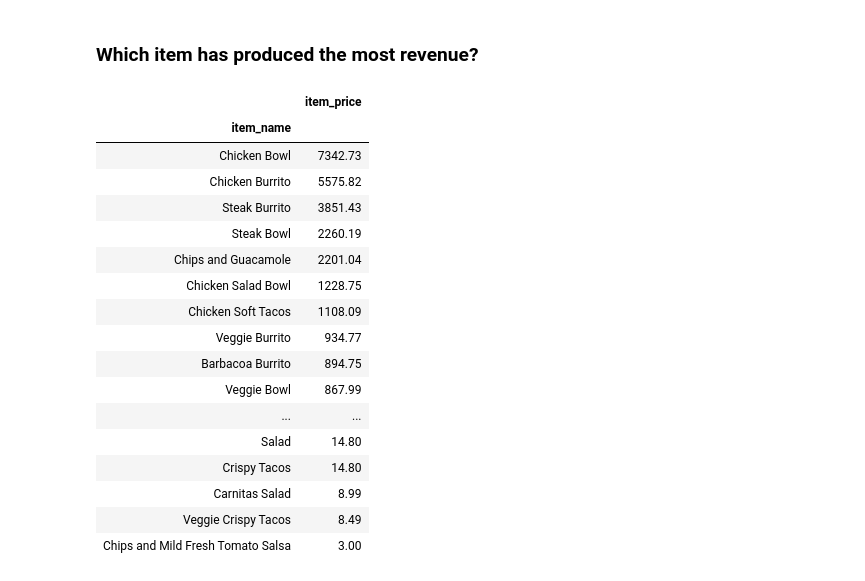
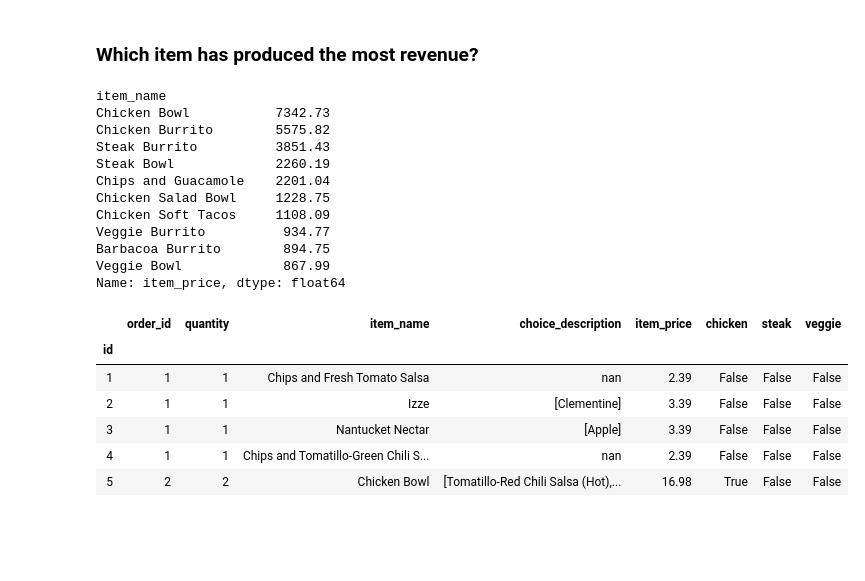
Before and after one commit to faithkane3/codeup_review, a Jupyter notebook: advanced_dataframes_practice.ipynb, the cells around one changed output. Drawn from its saved outputs; the diff is of its cells as text; code cells hidden in the pictures; blank space fills up the shorter version.

```diff
--- a/advanced_dataframes_practice.ipynb
+++ b/advanced_dataframes_practice.ipynb
@@ -621,23 +621,33 @@ Name: quantity, dtype: int64
 # %% [markdown]
 ### Which item has produced the most revenue?
 # %%
-df.groupby('item_name')[['item_name', 'item_price']].sum().sort_values(by='item_price', ascending=False)
+df.groupby('item_name')['item_price'].sum().nlargest(10)
 # %% [output]
-|  | item_price |
-| item_name |  |
-| Chicken Bowl | 7342.73 |
-| Chicken Burrito | 5575.82 |
-| Steak Burrito | 3851.43 |
-| Steak Bowl | 2260.19 |
-| Chips and Guacamole | 2201.04 |
-| Chicken Salad Bowl | 1228.75 |
-| Chicken Soft Tacos | 1108.09 |
-| Veggie Burrito | 934.77 |
-| Barbacoa Burrito | 894.75 |
-| Veggie Bowl | 867.99 |
-| ... | ... |
-| Salad | 14.80 |
-| Crispy Tacos | 14.80 |
-| Carnitas Salad | 8.99 |
-| Veggie Crispy Tacos | 8.49 |
-| Chips and Mild Fresh Tomato Salsa | 3.00 |
+item_name
+Chicken Bowl           7342.73
+Chicken Burrito        5575.82
+Steak Burrito          3851.43
+Steak Bowl             2260.19
+Chips and Guacamole    2201.04
+Chicken Salad Bowl     1228.75
+Chicken Soft Tacos     1108.09
+Veggie Burrito          934.77
+Barbacoa Burrito        894.75
+Veggie Bowl             867.99
+Name: item_price, dtype: float64
+# %%
+df['chicken'] = df.item_name.str.contains('Chick')
+# %%
+df['steak'] = df.item_name.str.contains('Steak')
+# %%
+df['veggie'] = df.item_name.str.contains('Veggie')
+# %%
+df.head()
+# %% [output]
+|  | order_id | quantity | item_name | choice_description | item_price | chicken | steak | veggie |
+| id |  |  |  |  |  |  |  |  |
+| 1 | 1 | 1 | Chips and Fresh Tomato Salsa | nan | 2.39 | False | False | False |
+| 2 | 1 | 1 | Izze | [Clementine] | 3.39 | False | False | False |
+| 3 | 1 | 1 | Nantucket Nectar | [Apple] | 3.39 | False | False | False |
+| 4 | 1 | 1 | Chips and Tomatillo-Green Chili S... | nan | 2.39 | False | False | False |
+| 5 | 2 | 2 | Chicken Bowl | [Tomatillo-Red Chili Salsa (Hot),... | 16.98 | True | False | False |
```
Also changed, not shown: parts of 1 cell of this notebook, 1 other file.
